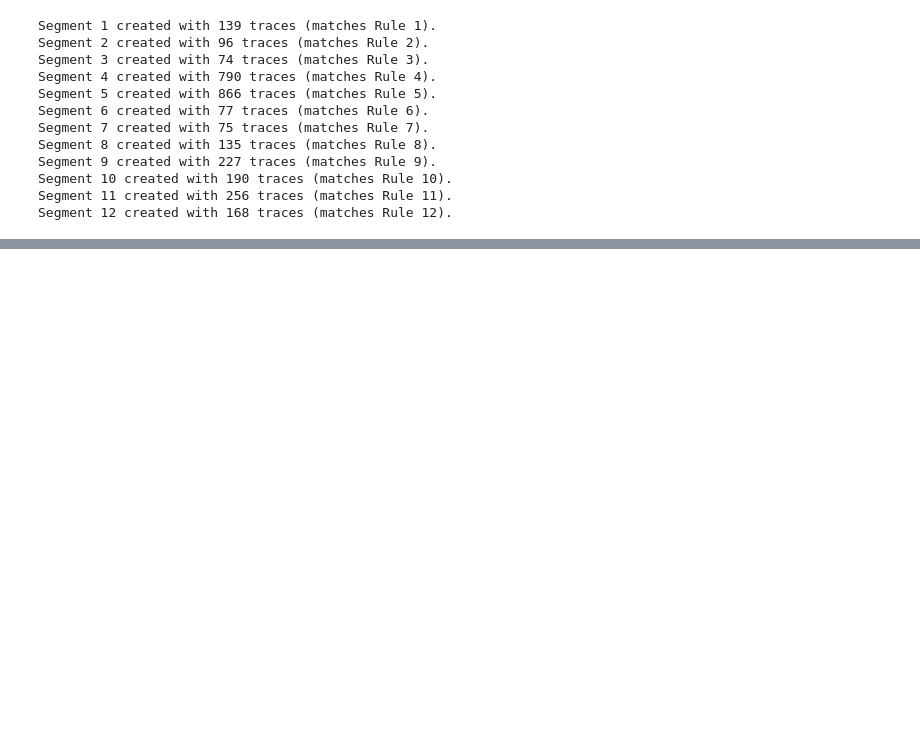
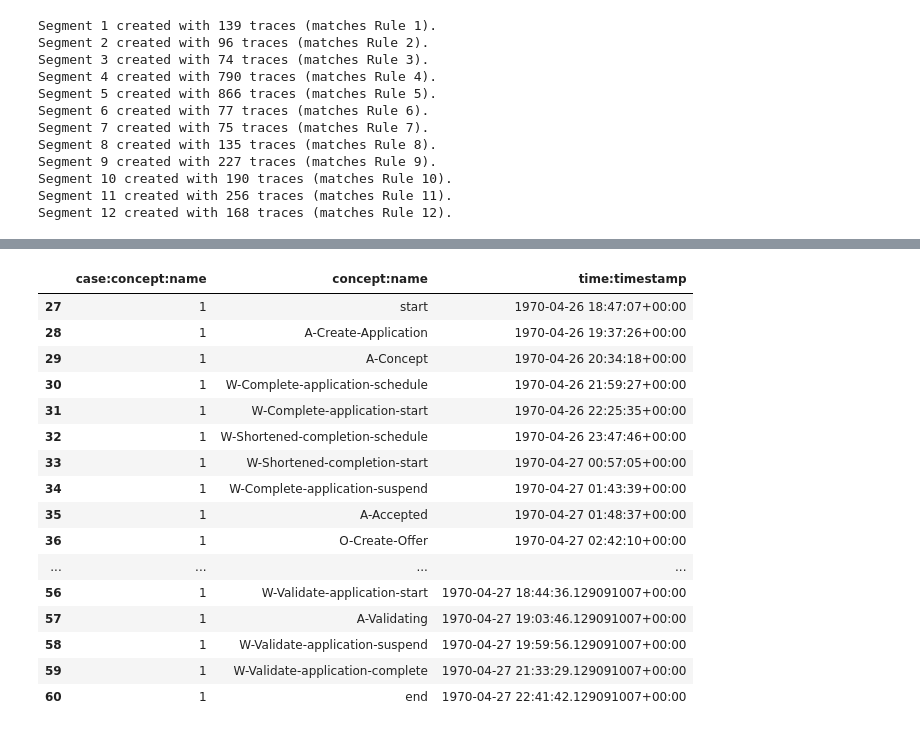
Before and after one commit to MarijnvanHouwelingen/Process_Mining, a Jupyter notebook: Deviation_anal.ipynb, the cells around one changed output, grey strips where cells are left out. Cells and saved outputs as stored; diff of their text form; code cells hidden in the pictures; blank space fills up the shorter version.

```diff
--- a/Deviation_anal.ipynb
+++ b/Deviation_anal.ipynb
@@ -336,0 +667,19 @@ Segment 12 created with 168 traces (matches Rule 12).
+# %%
+# Example usage
+synthetic_log_deviat_test = introduce_synthetic_deviations_W(
+    log_df=synth_log_df_adjusted,
+    activities_to_skip=['W-Call-incomplete-files-resume', 'W-Call-incomplete-files-suspend'],
+    deviation_ratio=0.8,
+    time_reduction_range=(3600, 10800),
+    seed=42
+)
+# %%
+synthetic_log_deviat_test = synthetic_log_deviat_test.rename(
+    columns={
+        'trace_id': 'case:concept:name',
+        'activity': 'concept:name',
+        'timestamp': 'time:timestamp'
+    }
+)
+# %%
+synthetic_log_deviat_test['time:timestamp'] = pd.to_datetime(synthetic_log_deviat_test['time:timestamp'])
@@ -336,0 +764,20 @@ Segment 12 created with 168 traces (matches Rule 12).
+# %%
+synthetic_log_deviat_test[synthetic_log_deviat_test['case:concept:name'] == '1']
+# %% [output]
+|  | case:concept:name | concept:name | time:timestamp |
+| 27 | 1 | start | 1970-04-26 18:47:07+00:00 |
+| 28 | 1 | A-Create-Application | 1970-04-26 19:37:26+00:00 |
+| 29 | 1 | A-Concept | 1970-04-26 20:34:18+00:00 |
+| 30 | 1 | W-Complete-application-schedule | 1970-04-26 21:59:27+00:00 |
+| 31 | 1 | W-Complete-application-start | 1970-04-26 22:25:35+00:00 |
+| 32 | 1 | W-Shortened-completion-schedule | 1970-04-26 23:47:46+00:00 |
+| 33 | 1 | W-Shortened-completion-start | 1970-04-27 00:57:05+00:00 |
+| 34 | 1 | W-Complete-application-suspend | 1970-04-27 01:43:39+00:00 |
+| 35 | 1 | A-Accepted | 1970-04-27 01:48:37+00:00 |
+| 36 | 1 | O-Create-Offer | 1970-04-27 02:42:10+00:00 |
+| ... | ... | ... | ... |
+| 56 | 1 | W-Validate-application-start | 1970-04-27 18:44:36.129091007+00:00 |
+| 57 | 1 | A-Validating | 1970-04-27 19:03:46.129091007+00:00 |
+| 58 | 1 | W-Validate-application-suspend | 1970-04-27 19:59:56.129091007+00:00 |
+| 59 | 1 | W-Validate-application-complete | 1970-04-27 21:33:29.129091007+00:00 |
+| 60 | 1 | end | 1970-04-27 22:41:42.129091007+00:00 |
```
Also changed, not shown: parts of 24 cells of this notebook.
